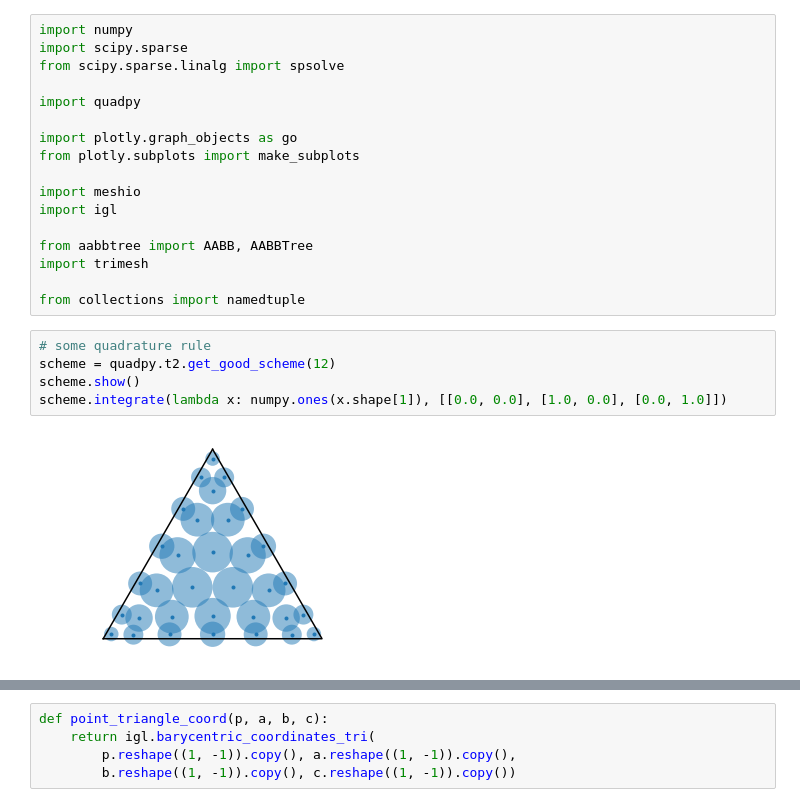
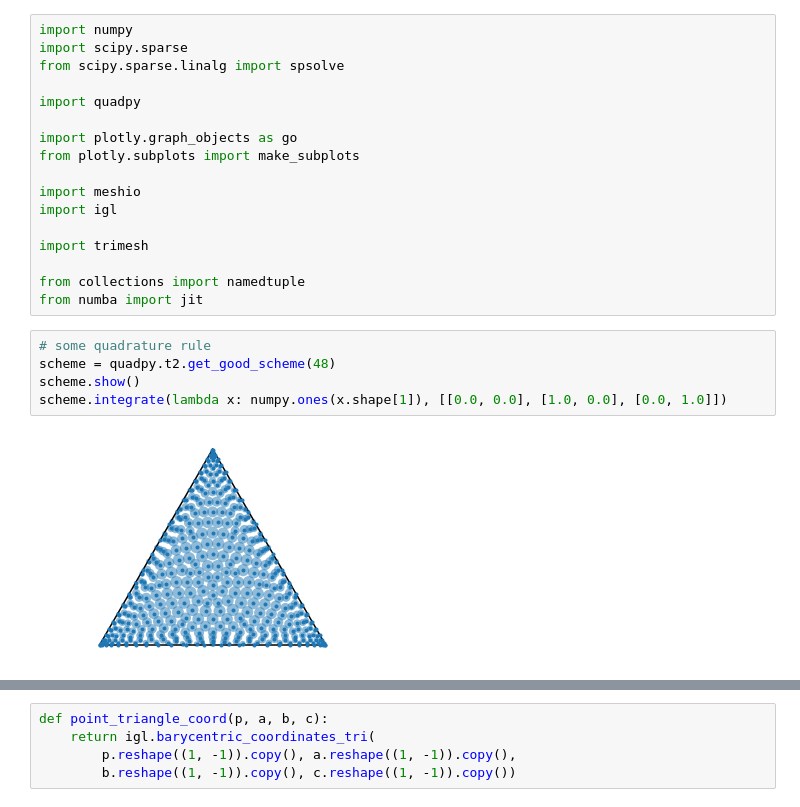
Before and after one commit to zfergus/high-order-ipc-data, a Jupyter notebook: notebooks/displacement_map_3D.ipynb, the cells around one changed output, grey strips where cells are left out. Cells and saved outputs as stored; diff of their text form.

```diff
--- a/notebooks/displacement_map_3D.ipynb
+++ b/notebooks/displacement_map_3D.ipynb
@@ -11,14 +11,14 @@ from plotly.subplots import make_subplots
 import meshio
 import igl
 
-from aabbtree import AABB, AABBTree
 import trimesh
 
 from collections import namedtuple
+from numba import jit
 # %%
 # some quadrature rule
-scheme = quadpy.t2.get_good_scheme(12)
+scheme = quadpy.t2.get_good_scheme(48)
 scheme.show()
 scheme.integrate(lambda x: numpy.ones(x.shape[1]), [[0.0, 0.0], [1.0, 0.0], [0.0, 1.0]])
 # %% [output]
-[figure, old version]
+[figure, new version]
```
Also changed, not shown: parts of 15 cells of this notebook.
